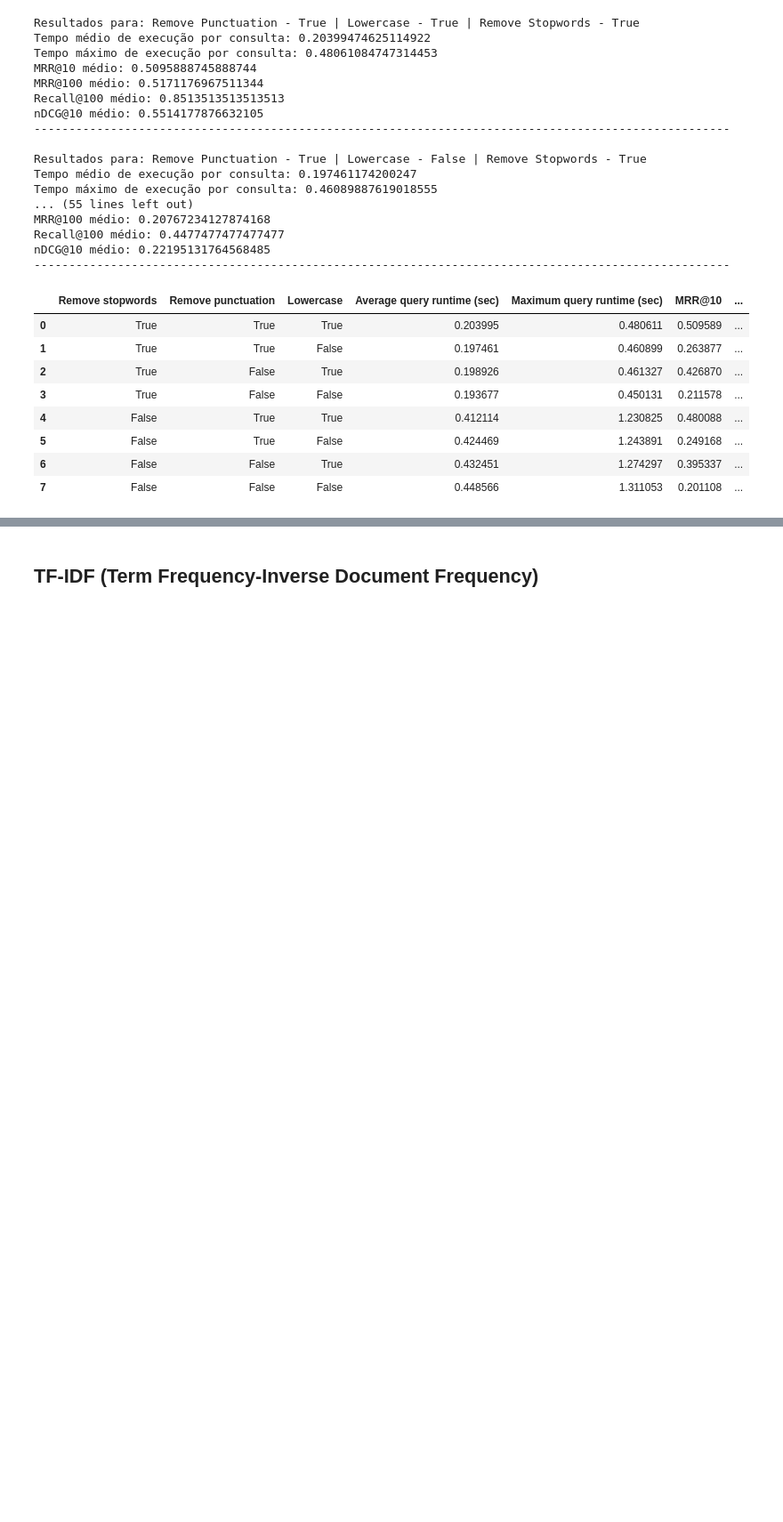
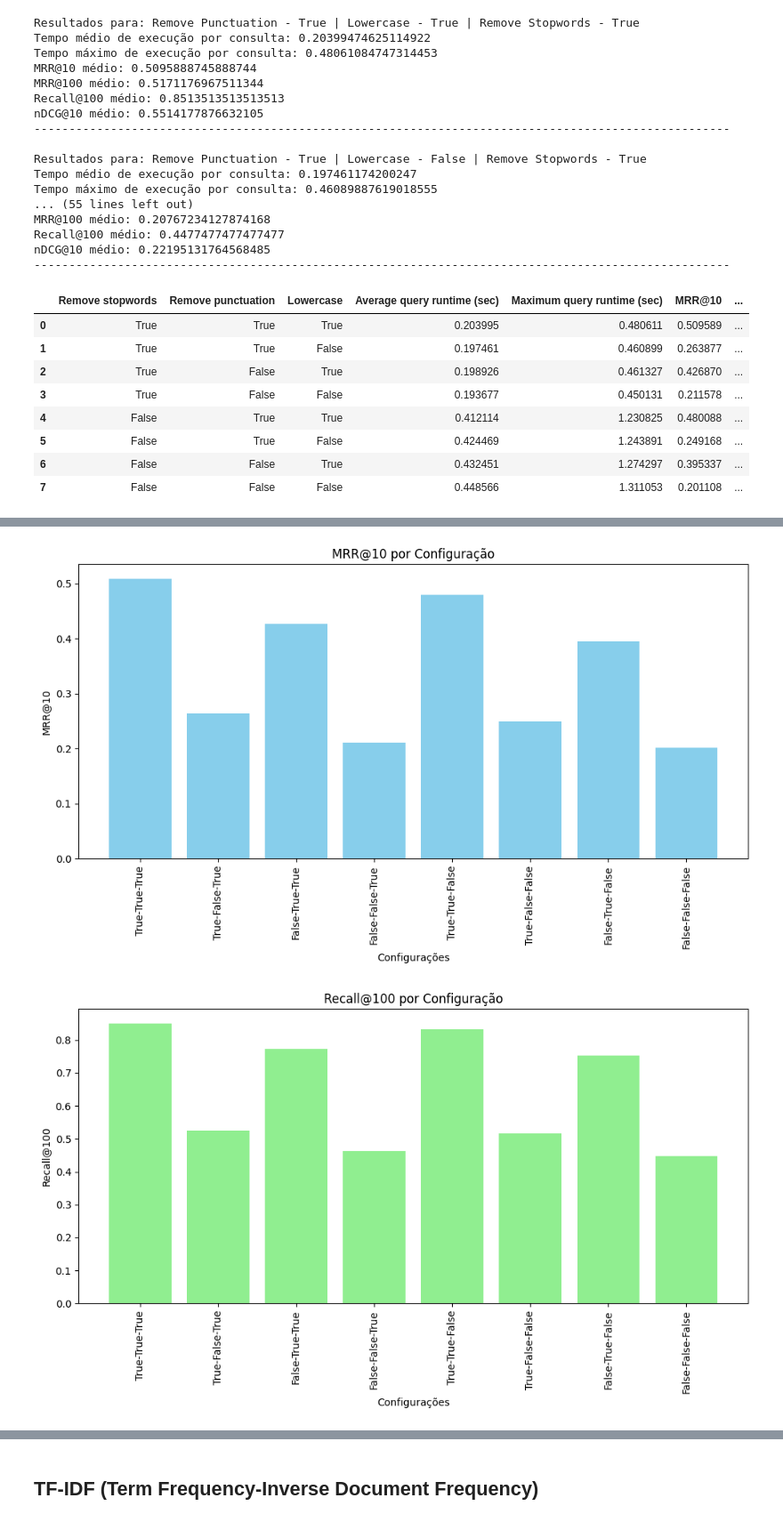
Before and after one commit to TFrankeM/projetos_em_cd, a Jupyter notebook: multi_stage_ranking.ipynb, the cells around one changed output, grey strips where cells are left out. Shown: that part at 89% size. Drawn from its saved outputs; the diff is of its cells as text; code cells hidden in the pictures; blank space fills up the shorter version.

```diff
--- a/multi_stage_ranking.ipynb
+++ b/multi_stage_ranking.ipynb
@@ -225,8 +281,8 @@ Ele é um modelo probabilístico de recuperação de informações, baseado na i
 # %%
 def baseline_model(query_id, bm25, remove_punctuation, lowercase, remove_stopwords, top_k=100):
     """
-    Usa o BM25 para recuperar o ranking de documentos relevantes para uma consulta.
-    Por padrão, retorna o ranking dos 100 documentos mais relevantes.
+        Usa o BM25 para recuperar o ranking de documentos relevantes para uma consulta.
+        Por padrão, retorna o ranking dos 100 documentos mais relevantes.
     """
 
     query = queries[query_id].text
@@ -238,6 +294,7 @@ def baseline_model(query_id, bm25, remove_punctuation, lowercase, remove_stopwor
     doc_ranking = heapq.nlargest(top_k, zip(data["docs"].keys(), doc_scores), key=lambda x: x[1])
 
     return doc_ranking
+
 
 def evaluate_model(query_ids, relevant_docs, remove_punctuation, lowercase, remove_stopwords=False, top_k=100):
     """
@@ -258,10 +315,7 @@ def evaluate_model(query_ids, relevant_docs, remove_punctuation, lowercase, remo
     max_execution = 0
     total_nDCG = 0
 
-    tokenized_corpus = [
-        preprocess(doc.text, remove_punctuation, lowercase, remove_stopwords)
-        for doc in data["docs"].values()
-    ]
+    tokenized_corpus = [preprocess(doc.text, remove_punctuation, lowercase, remove_stopwords) for doc in data["docs"].values()]
     bm25 = BM25Okapi(tokenized_corpus)
 
     # Avaliar cada consulta
@@ -596,0 +580,43 @@ plt.show()
+# %%
+# Gráfico de MRR@10
+plt.figure(figsize=(10, 6))
+plt.bar(bm_25_processing_results.index, bm_25_processing_results["MRR@10"], color='skyblue')
+plt.xticks(bm_25_processing_results.index, bm_25_processing_results[["Remove punctuation", "Lowercase", "Remove stopwords"]].astype(str).agg('-'.join, axis=1), rotation=90)
+plt.xlabel("Configurações")
+plt.ylabel("MRR@10")
+plt.title("MRR@10 por Configuração")
+plt.tight_layout()
+plt.show()
+
+# Gráfico de Recall@100
+plt.figure(figsize=(10, 6))
+plt.bar(bm_25_processing_results.index, bm_25_processing_results["Recall@100"], color='lightgreen')
+plt.xticks(bm_25_processing_results.index, bm_25_processing_results[["Remove punctuation", "Lowercase", "Remove stopwords"]].astype(str).agg('-'.join, axis=1), rotation=90)
+plt.xlabel("Configurações")
+plt.ylabel("Recall@100")
+plt.title("Recall@100 por Configuração")
+plt.tight_layout()
+plt.show()
+
+# Gráfico do tempo médio de execução
+plt.figure(figsize=(10, 6))
+plt.bar(bm_25_processing_results.index, bm_25_processing_results["Average query runtime (sec)"], color='lightcoral')
+plt.xticks(bm_25_processing_results.index, bm_25_processing_results[["Remove punctuation", "Lowercase", "Remove stopwords"]].astype(str).agg('-'.join, axis=1), rotation=90)
+plt.xlabel("Configurações")
+plt.ylabel("Tempo Médio de Execução (segundos)")
+plt.title("Tempo Médio de Execução por Configuração")
+plt.tight_layout()
+plt.show()
+
+# Gráfico do tempo máximo de execução
+plt.figure(figsize=(10, 6))
+plt.bar(bm_25_processing_results.index, bm_25_processing_results["Maximum query runtime (sec)"], color='lightsalmon')
+plt.xticks(bm_25_processing_results.index, bm_25_processing_results[["Remove punctuation", "Lowercase", "Remove stopwords"]].astype(str).agg('-'.join, axis=1), rotation=90)
+plt.xlabel("Configurações")
+plt.ylabel("Tempo Máximo de Execução (segundos)")
+plt.title("Tempo Máximo de Execução por Configuração")
+plt.tight_layout()
+plt.show()
+# %% [output]
+[figure, added]
+[figure, added]
```
Also changed, not shown: parts of 43 cells of this notebook.
